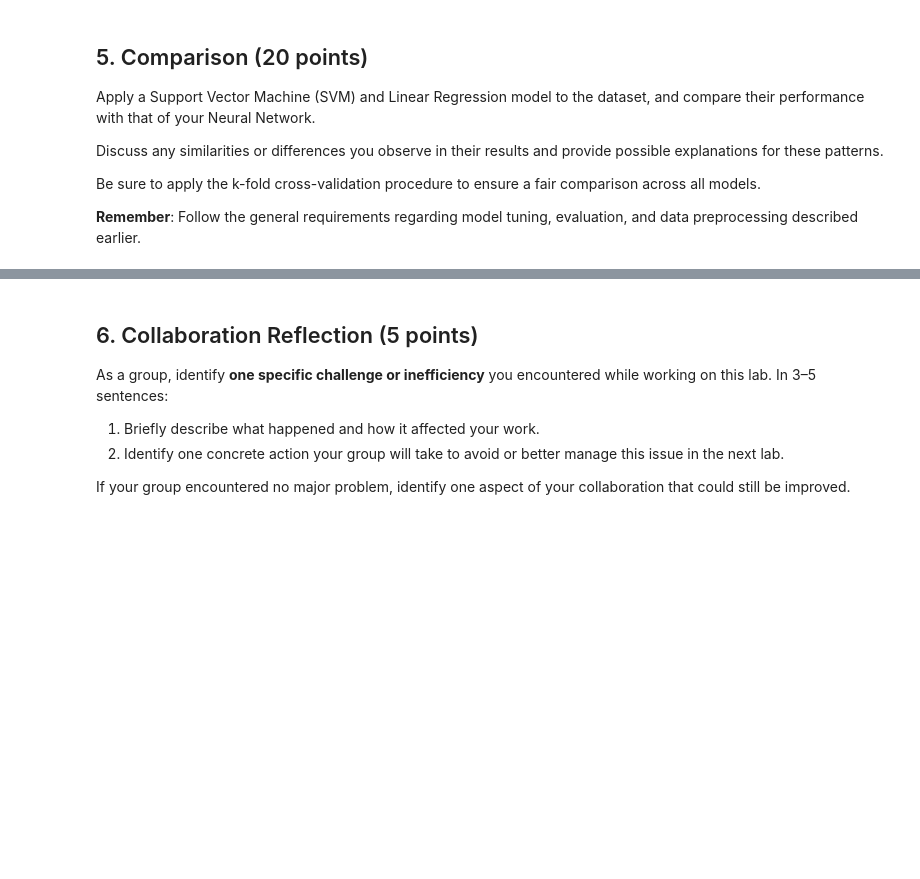
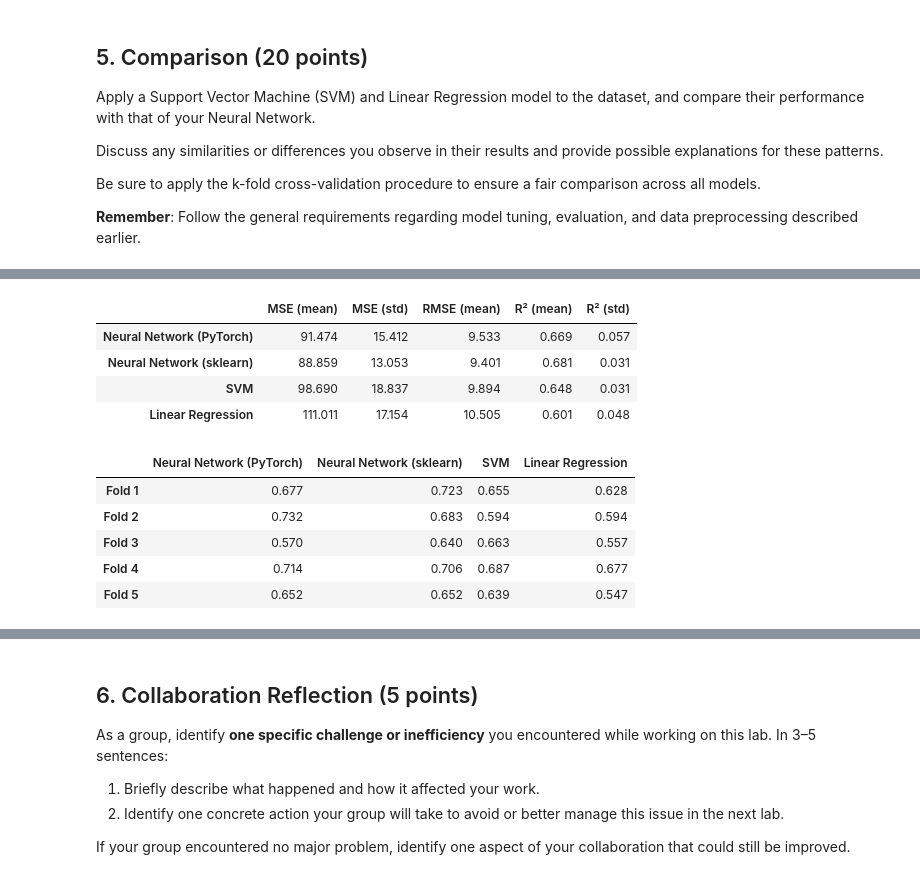
Before and after one commit to james-torgerson/ds4021_lab05, a Jupyter notebook: 05-neural-networks-real-data.ipynb, the cells around one changed output, grey strips where cells are left out. Saved outputs shown, nothing was run; the diff lists cells and outputs as text; code cells hidden in the pictures; blank space fills up the shorter version.

```diff
--- a/05-neural-networks-real-data.ipynb
+++ b/05-neural-networks-real-data.ipynb
@@ -416,0 +440,6 @@ Be sure to apply the k-fold cross-validation procedure to ensure a fair comparis
+# %%
+# train both models
+target = 'Concrete compressive strength(MPa, megapascals) '
+X_np = df.drop(columns=[target]).to_numpy()
+y_np = df[target].to_numpy()
+kf = KFold(n_splits=5, shuffle=True, random_state=42)
@@ -416,0 +468,36 @@ Be sure to apply the k-fold cross-validation procedure to ensure a fair comparis
+# %%
+# compare to neural network
+
+# make dictionary that stores performance metrics for all four models
+results = {
+    "Neural Network (PyTorch)": (fold_mse, fold_rmse, fold_r2),
+    "Neural Network (sklearn)": (sk_mse, sk_rmse, sk_r2),
+    "SVM": (svm_mse, svm_rmse, svm_r2),
+    "Linear Regression": (lr_mse, lr_rmse, lr_r2),
+}
+
+# make table that summarizes each model's performance
+summary = pd.DataFrame({
+    name: {"MSE (mean)": np.mean(m), "MSE (std)": np.std(m),
+           "RMSE (mean)": np.mean(rm),
+           "R\u00b2 (mean)": np.mean(r), "R\u00b2 (std)": np.std(r)}
+    for name, (m, rm, r) in results.items()
+}).T.round(3)
+display(summary)
+
+# make table with r^2 values for each fold
+per_fold = pd.DataFrame({name: r for name, (_, _, r) in results.items()},
+                        index=[f"Fold {i}" for i in range(1, 6)]).round(3)
+display(per_fold)
+# %% [output]
+|  | MSE (mean) | MSE (std) | RMSE (mean) | R² (mean) | R² (std) |
+| Neural Network (PyTorch) | 91.474 | 15.412 | 9.533 | 0.669 | 0.057 |
+| Neural Network (sklearn) | 88.859 | 13.053 | 9.401 | 0.681 | 0.031 |
+| SVM | 98.690 | 18.837 | 9.894 | 0.648 | 0.031 |
+| Linear Regression | 111.011 | 17.154 | 10.505 | 0.601 | 0.048 |
+|  | Neural Network (PyTorch) | Neural Network (sklearn) | SVM | Linear Regression |
+| Fold 1 | 0.677 | 0.723 | 0.655 | 0.628 |
+| Fold 2 | 0.732 | 0.683 | 0.594 | 0.594 |
+| Fold 3 | 0.570 | 0.640 | 0.663 | 0.557 |
+| Fold 4 | 0.714 | 0.706 | 0.687 | 0.677 |
+| Fold 5 | 0.652 | 0.652 | 0.639 | 0.547 |
```
Also changed, not shown: parts of 9 cells of this notebook.
